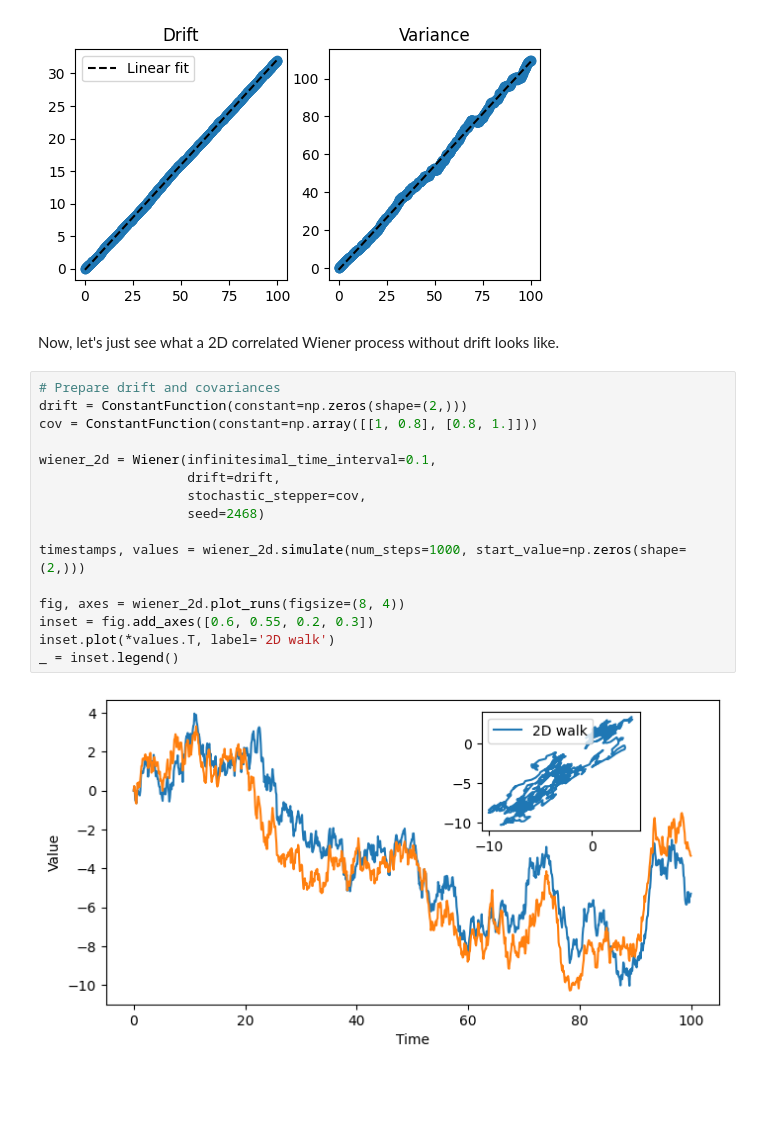
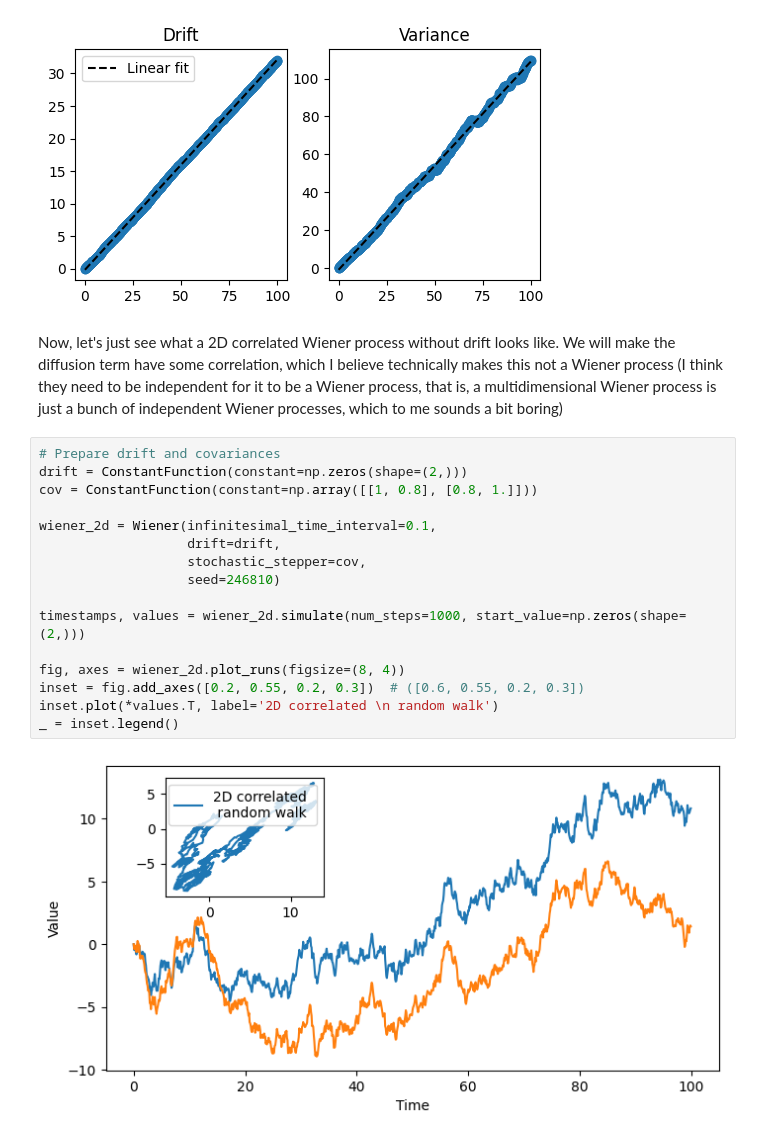
Before and after one commit to victorventuri/misc_quant, a Jupyter notebook: notebooks/stochastic_processes/visualizing_wiener.ipynb, the cells around one changed output. Drawn from its saved outputs; the diff is of its cells as text; blank space fills up the shorter version.

```diff
--- a/notebooks/stochastic_processes/visualizing_wiener.ipynb
+++ b/notebooks/stochastic_processes/visualizing_wiener.ipynb
@@ -139,23 +139,23 @@ Slope: 1.099727992637071
 Intercept: -0.917707088904649
 R-squared: 0.999239631768698
 [figure]
-# %% [markdown]
-Now, let's just see what a 2D correlated Wiener process without drift looks like.
+# %% [markdown]
+Now, let's just see what a 2D correlated Wiener process without drift looks like. We will make the diffusion term have some correlation, which I believe technically makes this not a Wiener process (I think they need to be independent for it to be a Wiener process, that is, a multidimensional Wiener process is just a bunch of independent Wiener processes, which to me sounds a bit boring)
 # %%
 # Prepare drift and covariances
 drift = ConstantFunction(constant=np.zeros(shape=(2,)))
 cov = ConstantFunction(constant=np.array([[1, 0.8], [0.8, 1.]]))
 
 wiener_2d = Wiener(infinitesimal_time_interval=0.1,
                    drift=drift,
                    stochastic_stepper=cov,
-                   seed=2468)
+                   seed=246810)
 
 timestamps, values = wiener_2d.simulate(num_steps=1000, start_value=np.zeros(shape=(2,)))
 
 fig, axes = wiener_2d.plot_runs(figsize=(8, 4))
-inset = fig.add_axes([0.6, 0.55, 0.2, 0.3])
-inset.plot(*values.T, label='2D walk')
+inset = fig.add_axes([0.2, 0.55, 0.2, 0.3])  # ([0.6, 0.55, 0.2, 0.3])
+inset.plot(*values.T, label='2D correlated \n random walk')
 _ = inset.legend()
 # %% [output]
-[figure, old version]
+[figure, new version]
```
